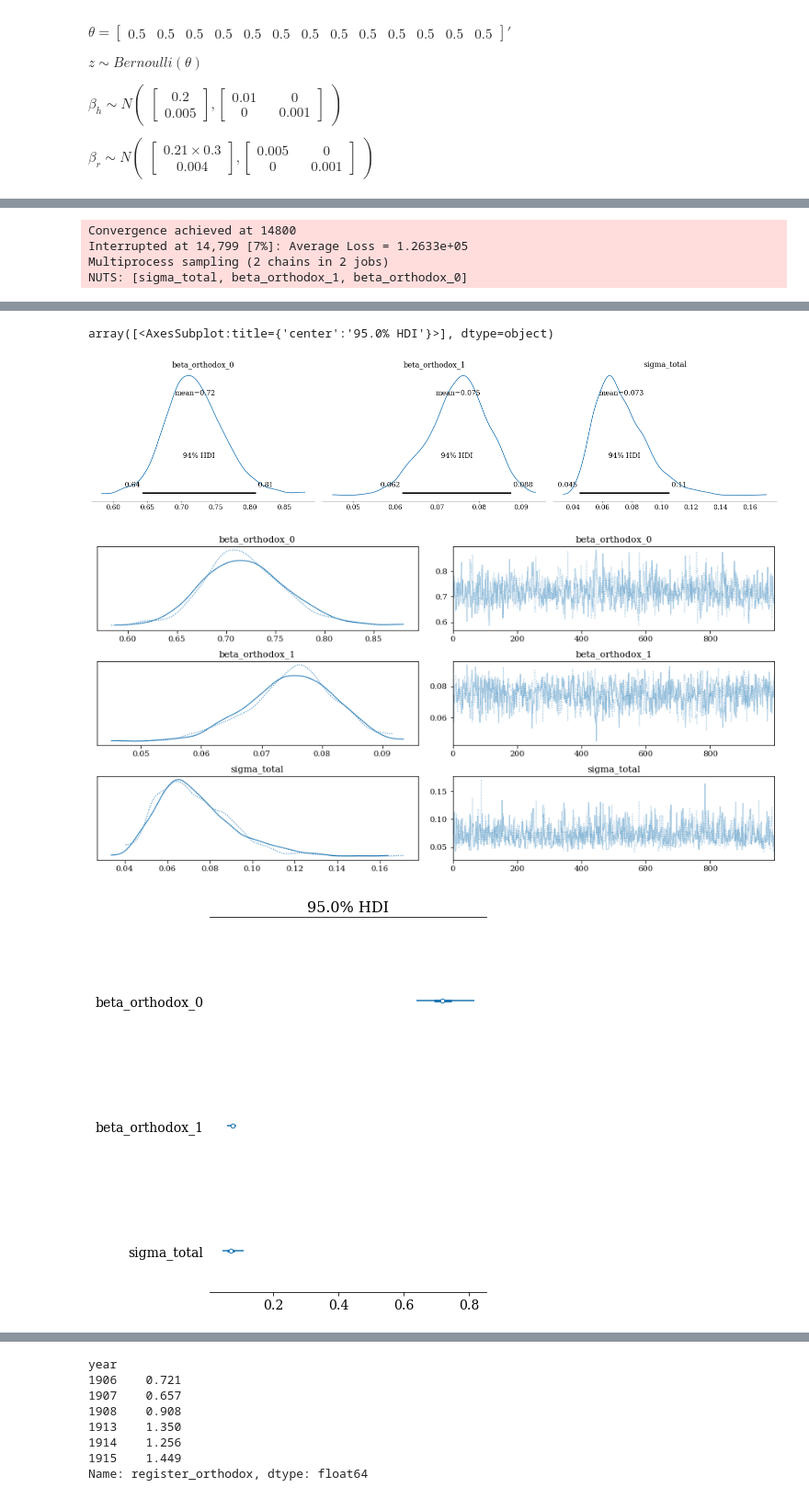
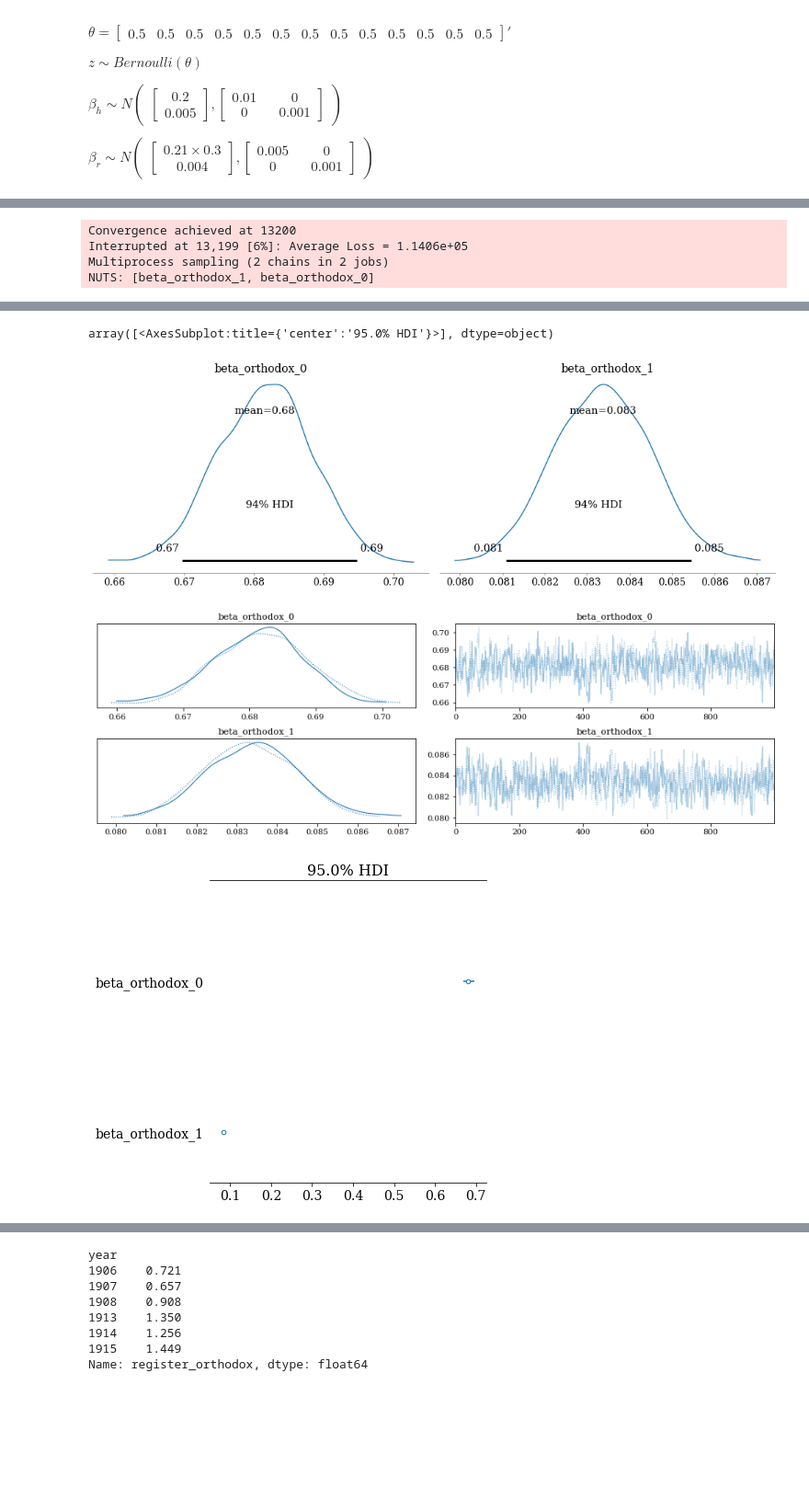
Before and after one commit to AnttiHaerkoenen/vyborg_orthodox, a Jupyter notebook: notebooks/missing_orthodox.ipynb, the cells around one changed output, grey strips where cells are left out. Shown: that part at 92% size. Saved outputs shown, nothing was run; the diff lists cells and outputs as text; code cells hidden in the pictures; blank space fills up the shorter version.

```diff
--- a/notebooks/missing_orthodox.ipynb
+++ b/notebooks/missing_orthodox.ipynb
@@ -214,11 +214,11 @@ with pm.Model() as model_health_council_orthodox:
         sigma=0.1,
     )
     mu_health = beta_health_0 + t * beta_health_1
-    sigma_health = pm.Exponential('sigma_health', 100)
+    # sigma_health = pm.Exponential('sigma_health', 100)
     health_council = pm.Normal(
         'health_council',
         mu=mu_health,
-        sigma=sigma_health,
+        sigma=0.01,
         observed=np.asarray(data_pm.health_council_orthodox),
     )
     trace_health = pm.sample(1000, tune=2000, init="advi+adapt_diag")
@@ -260,7 +257,7 @@ data_pm = data_pm.iloc[[0, 1, 2, 7, 8, 9,]]
 
 mu_beta_orthodox_0 = 3.1 * 0.3
 mu_beta_orthodox_1 = 0.062
-sigma_total = 0.014
+sigma_total = 0.01
 
 with pm.Model() as model_orthodox:
     t = np.asarray(data_pm.t)
@@ -274,7 +271,7 @@ with pm.Model() as model_orthodox:
         mu=mu_beta_orthodox_1,
         sigma=0.01,
     )
-    sigma_total = pm.Exponential('sigma_total', 1/sigma_total)
+    # sigma_total = pm.Exponential('sigma_total', 1/sigma_total)
     mu_total = beta_orthodox_0 + beta_orthodox_1 * t
     total = pm.Normal(
         'register',
@@ -295,8 +292,8 @@ az.plot_forest(posterior, combined=True, hdi_prob=0.95)
 Auto-assigning NUTS sampler...
 Initializing NUTS using advi+adapt_diag...
 [interactive output not drawn]
-Convergence achieved at 14800
-Interrupted at 14,799 [7%]: Average Loss = 1.2633e+05
+Convergence achieved at 13200
+Interrupted at 13,199 [6%]: Average Loss = 1.1406e+05
 Multiprocess sampling (2 chains in 2 jobs)
-NUTS: [sigma_total, beta_orthodox_1, beta_orthodox_0]
+NUTS: [beta_orthodox_1, beta_orthodox_0]
 [interactive output not drawn]
@@ -311,8 +308,8 @@ Sampling 2 chains for 1_000 tune and 1_000 draw iterations (2_000 + 2_000 draws
 [interactive output not drawn]
 array([<AxesSubplot:title={'center':'95.0% HDI'}>], dtype=object)
-[figure, old version]
+[figure, new version]
-[figure, old version]
+[figure, new version]
-[figure, old version]
+[figure, new version]
 # %%
 def plot_prediction(
         data,
```
Also changed, not shown: parts of 5 cells of this notebook, 3 other files.
